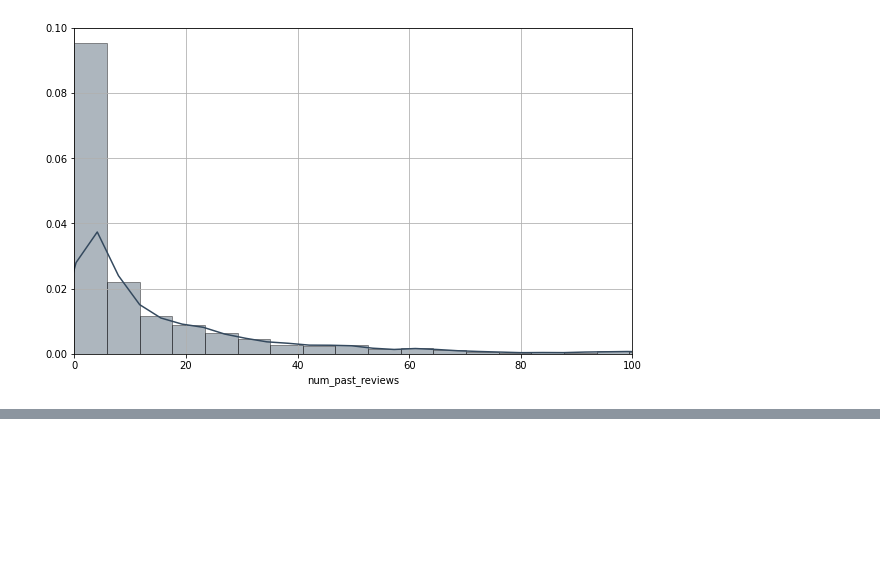
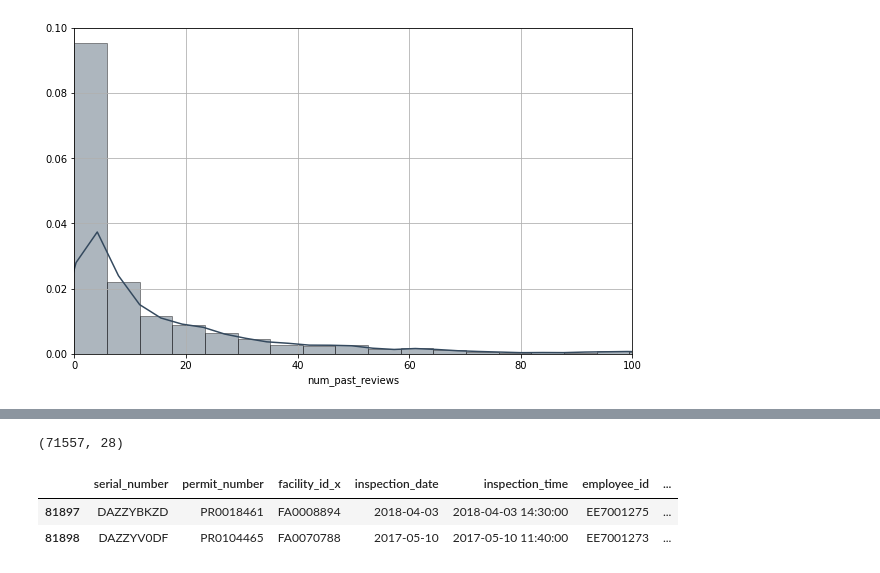
Before and after one commit to RishabPanyam96/Las_Vegas_Food_Inspection, a Jupyter notebook: code/Vizual.ipynb, the cells around one changed output, grey strips where cells are left out. Drawn from its saved outputs; the diff is of its cells as text; code cells hidden in the pictures; blank space fills up the shorter version.

```diff
--- a/code/Vizual.ipynb
+++ b/code/Vizual.ipynb
@@ -727,0 +744,6 @@ sample.employee_id.unique()
+# %%
+weather.shape
+# %% [output]
+(71557, 28)
+# %%
+inspection.drop(columns=inspection.columns[0], axis=1, inplace=True)
@@ -727,0 +764,6 @@ sample.employee_id.unique()
+# %%
+inspection.tail(2)
+# %% [output]
+|  | serial_number | permit_number | facility_id_x | inspection_date | inspection_time | employee_id | ... |
+| 81897 | DAZZYBKZD | PR0018461 | FA0008894 | 2018-04-03 | 2018-04-03 14:30:00 | EE7001275 | ... |
+| 81898 | DAZZYV0DF | PR0104465 | FA0070788 | 2017-05-10 | 2017-05-10 11:40:00 | EE7001273 | ... |
```
Also changed, not shown: parts of 13 cells of this notebook.
